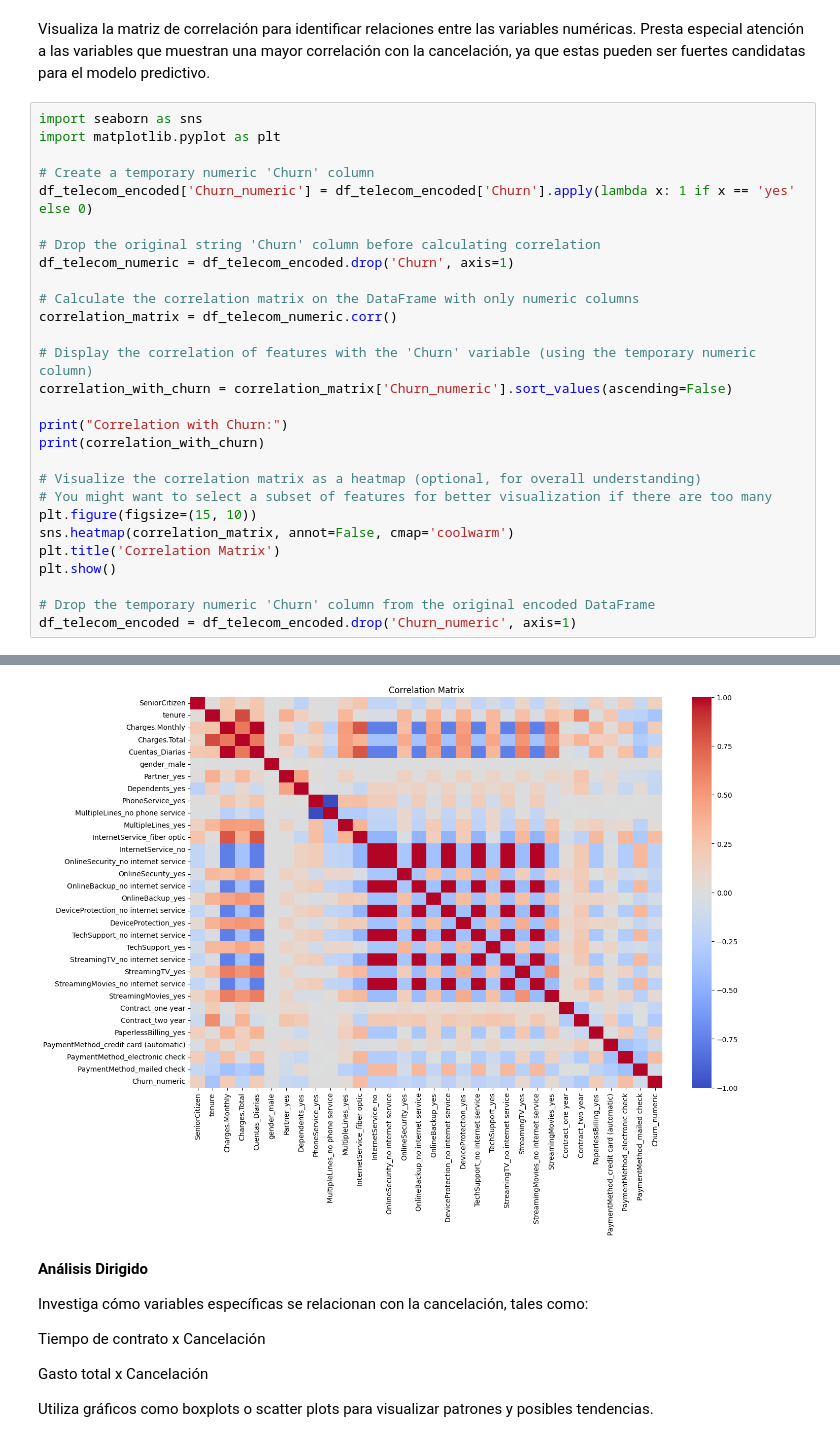
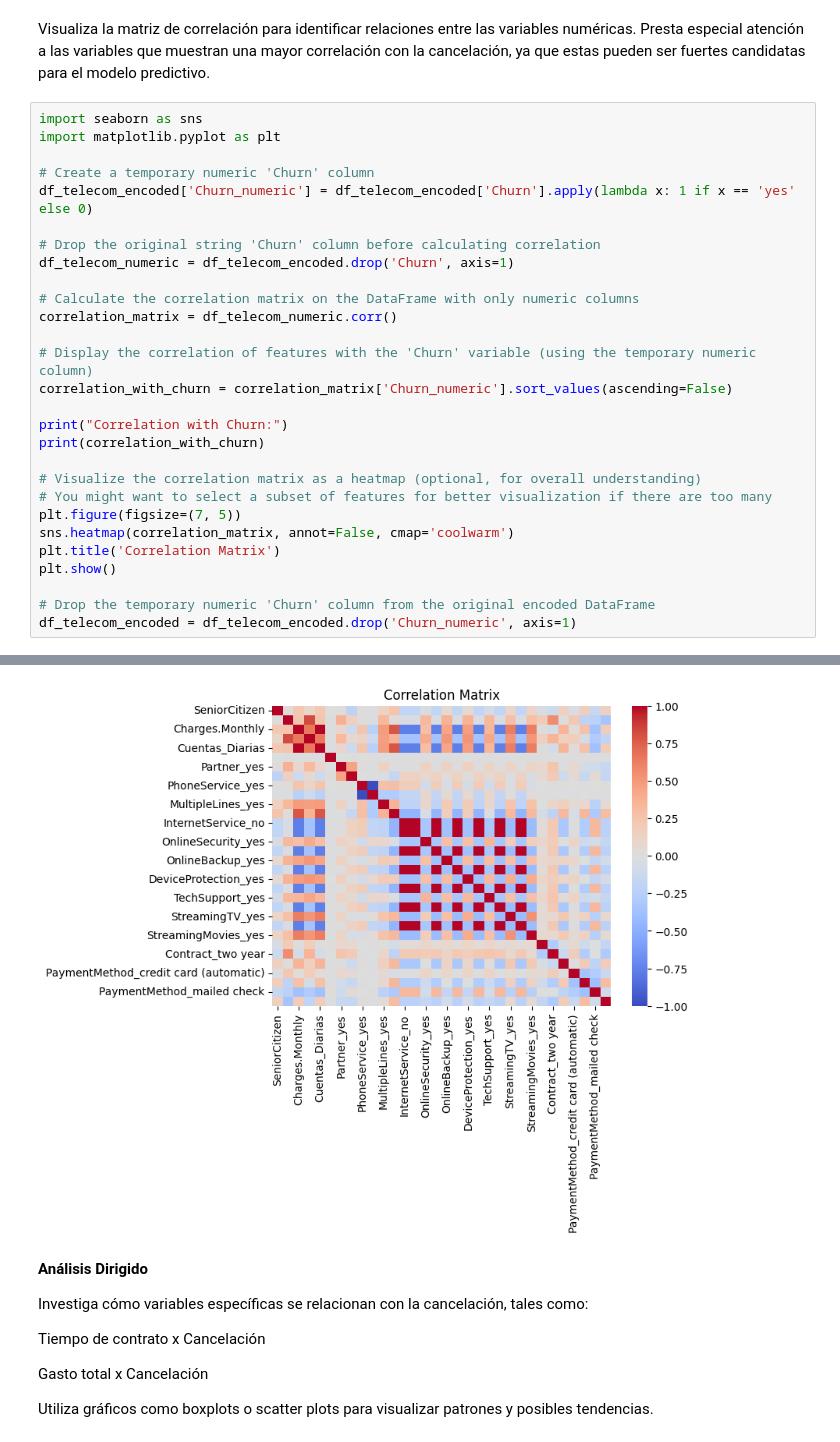
Before and after one commit to ggutierrezf/ALURA-CHALLENGE-03, a Jupyter notebook: Te_damos_la_bienvenida_a_Colaboratory.ipynb, the cells around one changed output, grey strips where cells are left out. Drawn from its saved outputs; the diff is of its cells as text.

```diff
--- a/Te_damos_la_bienvenida_a_Colaboratory.ipynb
+++ b/Te_damos_la_bienvenida_a_Colaboratory.ipynb
@@ -249,35 +249,35 @@ correlation_with_churn = correlation_matrix['Churn_numeric'].sort_values(ascendi
 
 print("Correlation with Churn:")
 print(correlation_with_churn)
 
 # Visualize the correlation matrix as a heatmap (optional, for overall understanding)
 # You might want to select a subset of features for better visualization if there are too many
-plt.figure(figsize=(15, 10))
+plt.figure(figsize=(7, 5))
 sns.heatmap(correlation_matrix, annot=False, cmap='coolwarm')
 plt.title('Correlation Matrix')
 plt.show()
 
 # Drop the temporary numeric 'Churn' column from the original encoded DataFrame
 df_telecom_encoded = df_telecom_encoded.drop('Churn_numeric', axis=1)
 # %% [output]
 Correlation with Churn:
 Churn_numeric                            1.000000
 InternetService_fiber optic              0.308020
 PaymentMethod_electronic check           0.301919
 Charges.Monthly                          0.193356
 Cuentas_Diarias                          0.193356
 PaperlessBilling_yes                     0.191825
 SeniorCitizen                            0.150889
 StreamingTV_yes                          0.063228
 StreamingMovies_yes                      0.061382
 MultipleLines_yes                        0.040102
 PhoneService_yes                         0.011942
 ... (18 lines left out)
 StreamingTV_no internet service         -0.227890
 Contract_two year                       -0.302253
 tenure                                  -0.352229
 Name: Churn_numeric, dtype: float64
-[figure, old version]
+[figure, new version]
 # %% [markdown]
 **Análisis Dirigido**
 
```
Also changed, not shown: parts of 10 cells of this notebook.
